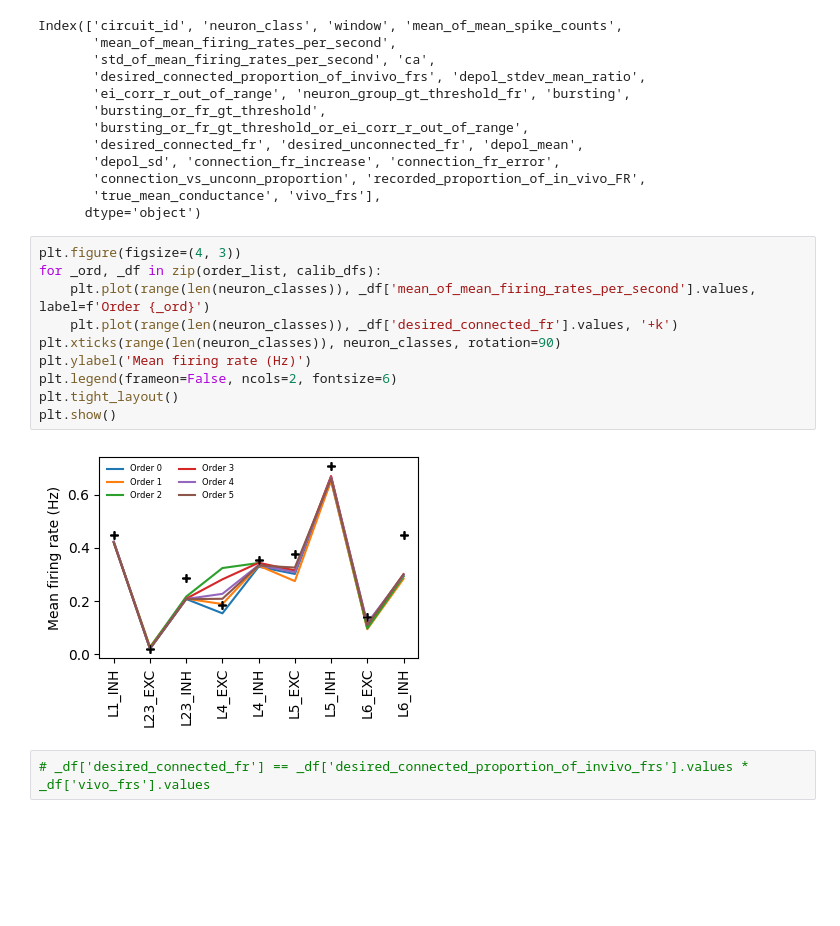
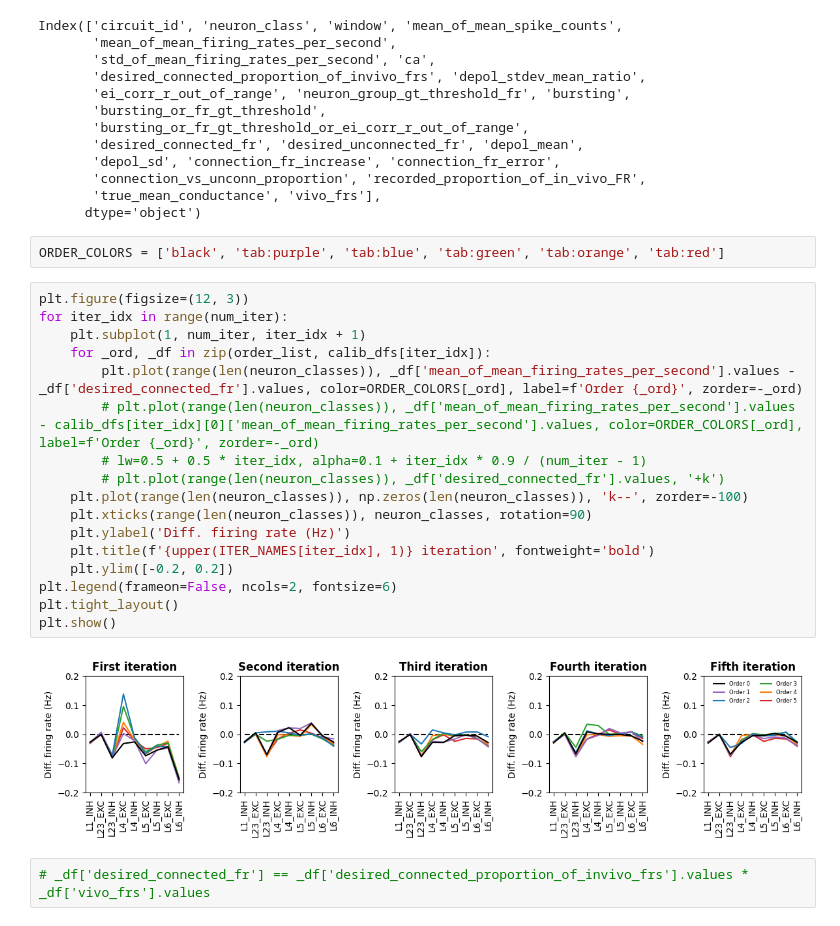
Before and after one commit to BlueBrain/sscx-analysis, a Jupyter notebook: simplified_connectome_models/notebooks/calibration/calibration_analysis.ipynb, the cells around one changed output. Cells and saved outputs as stored; diff of their text form; blank space fills up the shorter version.

Commit message:
Added multiple iterations to calibration analysis

```diff
--- a/simplified_connectome_models/notebooks/calibration/calibration_analysis.ipynb
+++ b/simplified_connectome_models/notebooks/calibration/calibration_analysis.ipynb
@@ -83,18 +74,27 @@ Index(['circuit_id', 'neuron_class', 'window', 'mean_of_mean_spike_counts',
        'connection_vs_unconn_proportion', 'recorded_proportion_of_in_vivo_FR',
        'true_mean_conductance', 'vivo_frs'],
       dtype='object')
+# %%
+ORDER_COLORS = ['black', 'tab:purple', 'tab:blue', 'tab:green', 'tab:orange', 'tab:red']
 # %%
-plt.figure(figsize=(4, 3))
-for _ord, _df in zip(order_list, calib_dfs):
-    plt.plot(range(len(neuron_classes)), _df['mean_of_mean_firing_rates_per_second'].values, label=f'Order {_ord}')
-    plt.plot(range(len(neuron_classes)), _df['desired_connected_fr'].values, '+k')
-plt.xticks(range(len(neuron_classes)), neuron_classes, rotation=90)
-plt.ylabel('Mean firing rate (Hz)')
+plt.figure(figsize=(12, 3))
+for iter_idx in range(num_iter):
+    plt.subplot(1, num_iter, iter_idx + 1)
+    for _ord, _df in zip(order_list, calib_dfs[iter_idx]):
+        plt.plot(range(len(neuron_classes)), _df['mean_of_mean_firing_rates_per_second'].values - _df['desired_connected_fr'].values, color=ORDER_COLORS[_ord], label=f'Order {_ord}', zorder=-_ord)
+        # plt.plot(range(len(neuron_classes)), _df['mean_of_mean_firing_rates_per_second'].values - calib_dfs[iter_idx][0]['mean_of_mean_firing_rates_per_second'].values, color=ORDER_COLORS[_ord], label=f'Order {_ord}', zorder=-_ord)
+        # lw=0.5 + 0.5 * iter_idx, alpha=0.1 + iter_idx * 0.9 / (num_iter - 1)
+        # plt.plot(range(len(neuron_classes)), _df['desired_connected_fr'].values, '+k')
+    plt.plot(range(len(neuron_classes)), np.zeros(len(neuron_classes)), 'k--', zorder=-100)
+    plt.xticks(range(len(neuron_classes)), neuron_classes, rotation=90)
+    plt.ylabel('Diff. firing rate (Hz)')
+    plt.title(f'{upper(ITER_NAMES[iter_idx], 1)} iteration', fontweight='bold')
+    plt.ylim([-0.2, 0.2])
 plt.legend(frameon=False, ncols=2, fontsize=6)
 plt.tight_layout()
 plt.show()
 # %% [output]
-[figure, old version]
+[figure, new version]
 # %%
 # _df['desired_connected_fr'] == _df['desired_connected_proportion_of_invivo_frs'].values * _df['vivo_frs'].values
 # %%
```
Also changed, not shown: parts of 10 cells of this notebook.
